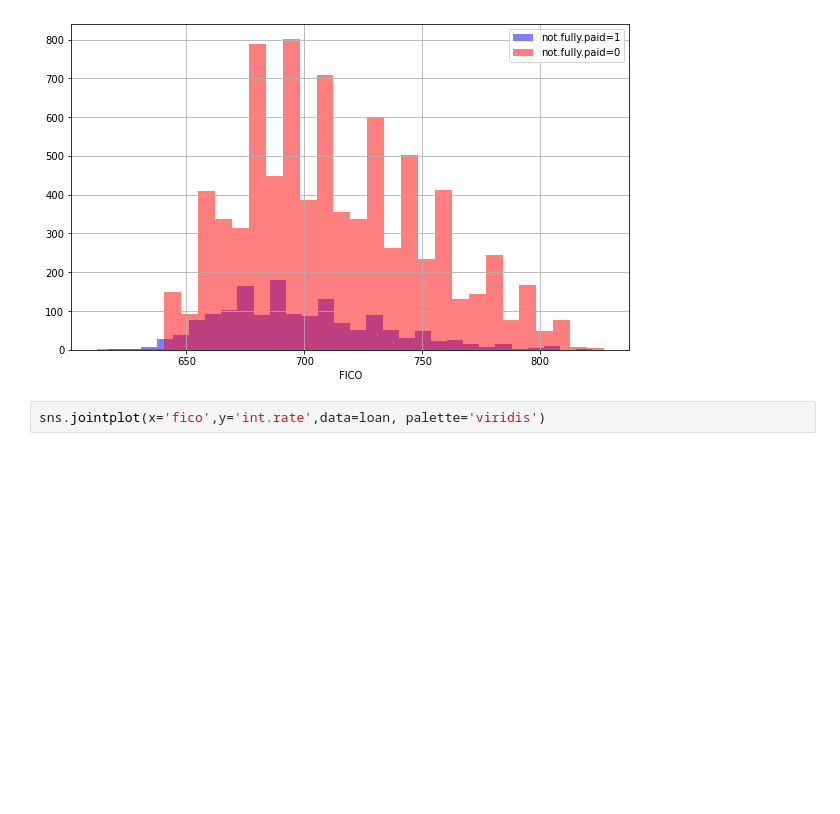
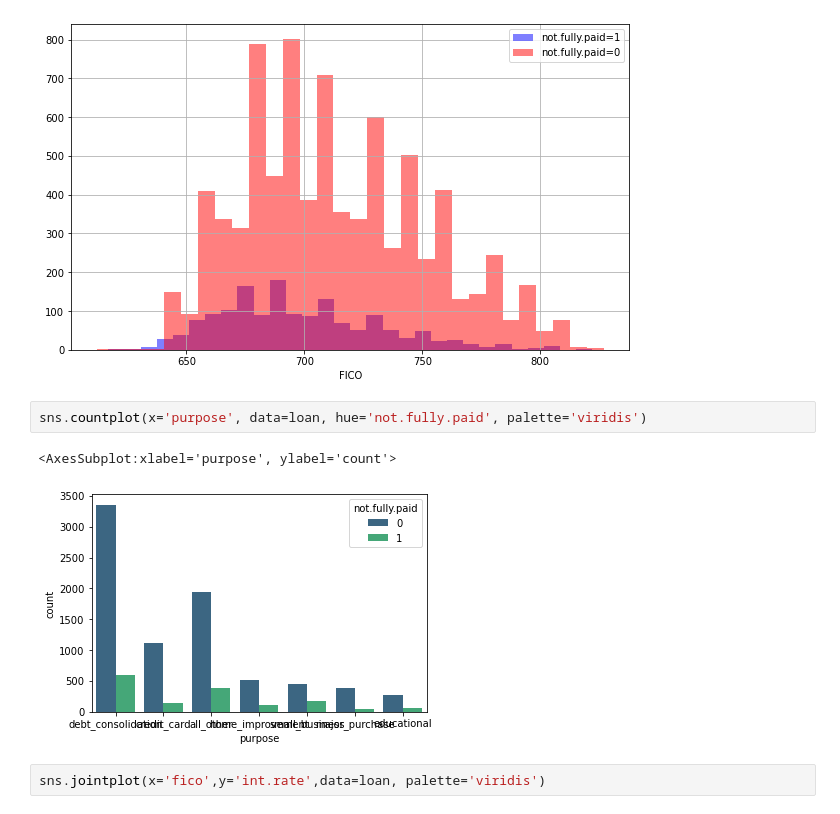
Before and after one commit to jhonsnow456/ML-Algorithms, a Jupyter notebook: DecisionTree/LoanData/LoanData.ipynb, the cells around one changed output. Saved outputs shown, nothing was run; the diff lists cells and outputs as text; blank space fills up the shorter version.

```diff
--- a/DecisionTree/LoanData/LoanData.ipynb
+++ b/DecisionTree/LoanData/LoanData.ipynb
@@ -55,6 +64,11 @@ plt.xlabel('FICO')
 # %% [output]
 Text(0.5, 0, 'FICO')
 [figure]
+# %%
+sns.countplot(x='purpose', data=loan, hue='not.fully.paid', palette='viridis')
+# %% [output]
+<AxesSubplot:xlabel='purpose', ylabel='count'>
+[figure, added]
 # %%
 sns.jointplot(x='fico',y='int.rate',data=loan, palette='viridis')
 # %% [output]
```
Also changed, not shown: parts of 4 cells of this notebook.
